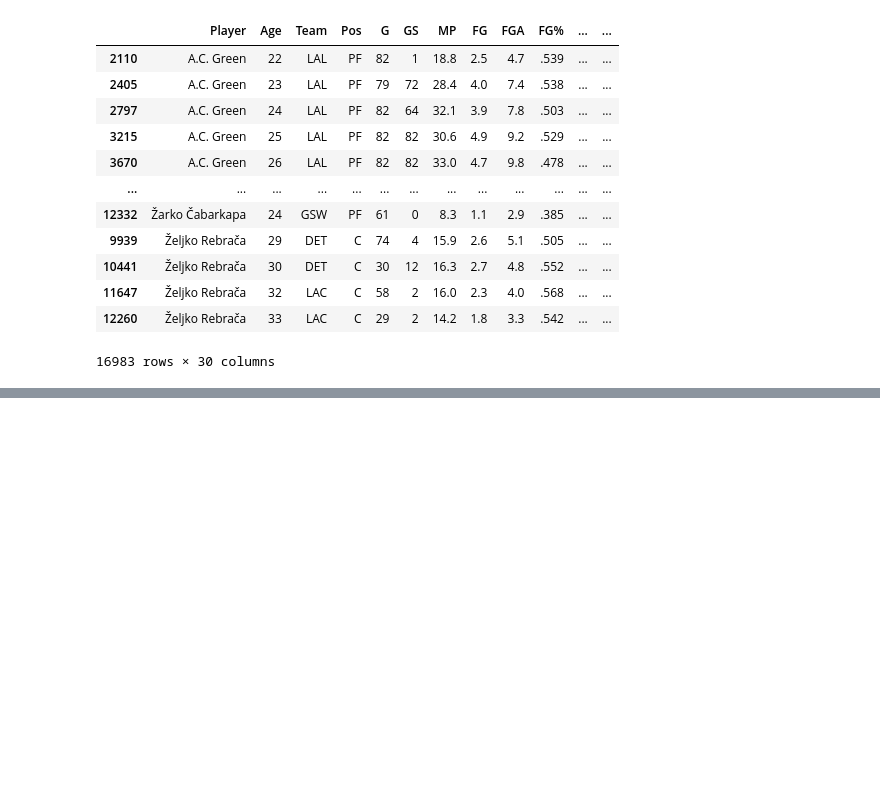
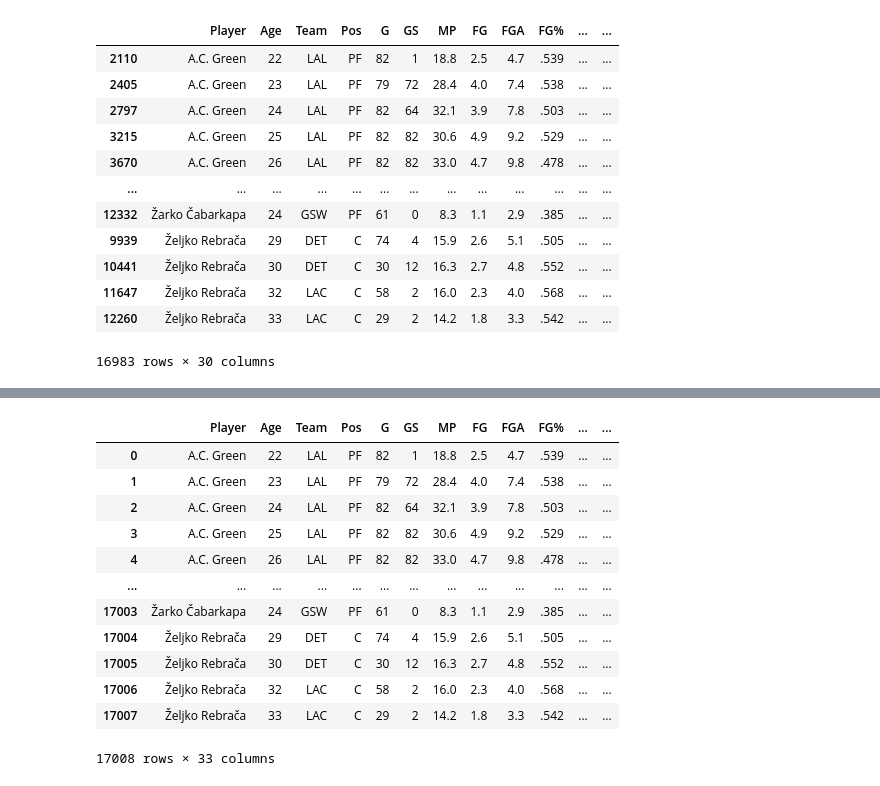
Before and after one commit to SalyanKarki/NBA-MVP-2025, a Jupyter notebook: NBAMVP/data_cleaning.ipynb, the cells around one changed output, grey strips where cells are left out. Cells and saved outputs as stored; diff of their text form; code cells hidden in the pictures; blank space fills up the shorter version.

```diff
--- a/NBAMVP/data_cleaning.ipynb
+++ b/NBAMVP/data_cleaning.ipynb
@@ -189,0 +200,18 @@ combined = players.merge(mvps, how="outer", on=["Player", "Year"])
+# %%
+combined[["Pts Won", "Pts Max", "Share"]] = combined[["Pts Won", "Pts Max", "Share"]].fillna(0)
+# %%
+combined
+# %% [output]
+|  | Player | Age | Team | Pos | G | GS | MP | FG | FGA | FG% | ... | ... |
+| 0 | A.C. Green | 22 | LAL | PF | 82 | 1 | 18.8 | 2.5 | 4.7 | .539 | ... | ... |
+| 1 | A.C. Green | 23 | LAL | PF | 79 | 72 | 28.4 | 4.0 | 7.4 | .538 | ... | ... |
+| 2 | A.C. Green | 24 | LAL | PF | 82 | 64 | 32.1 | 3.9 | 7.8 | .503 | ... | ... |
+| 3 | A.C. Green | 25 | LAL | PF | 82 | 82 | 30.6 | 4.9 | 9.2 | .529 | ... | ... |
+| 4 | A.C. Green | 26 | LAL | PF | 82 | 82 | 33.0 | 4.7 | 9.8 | .478 | ... | ... |
+| ... | ... | ... | ... | ... | ... | ... | ... | ... | ... | ... | ... | ... |
+| 17003 | Žarko Čabarkapa | 24 | GSW | PF | 61 | 0 | 8.3 | 1.1 | 2.9 | .385 | ... | ... |
+| 17004 | Željko Rebrača | 29 | DET | C | 74 | 4 | 15.9 | 2.6 | 5.1 | .505 | ... | ... |
+| 17005 | Željko Rebrača | 30 | DET | C | 30 | 12 | 16.3 | 2.7 | 4.8 | .552 | ... | ... |
+| 17006 | Željko Rebrača | 32 | LAC | C | 58 | 2 | 16.0 | 2.3 | 4.0 | .568 | ... | ... |
+| 17007 | Željko Rebrača | 33 | LAC | C | 29 | 2 | 14.2 | 1.8 | 3.3 | .542 | ... | ... |
+17008 rows × 33 columns
```
Also changed, not shown: parts of 1 cell of this notebook.
